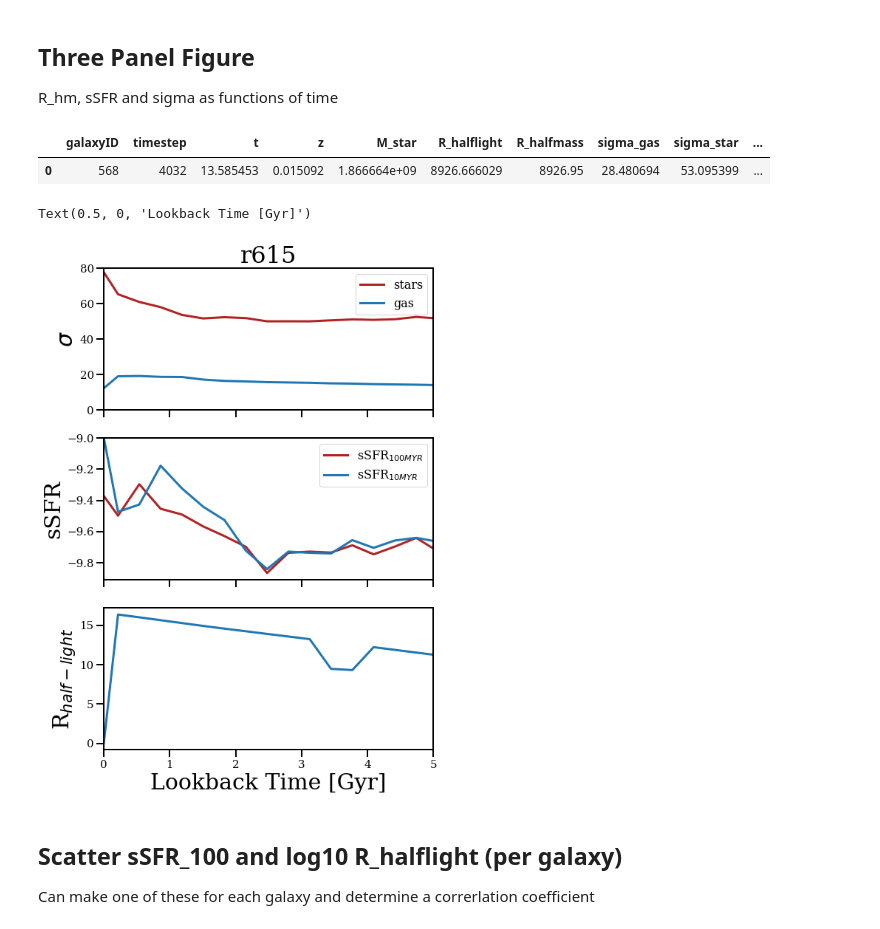
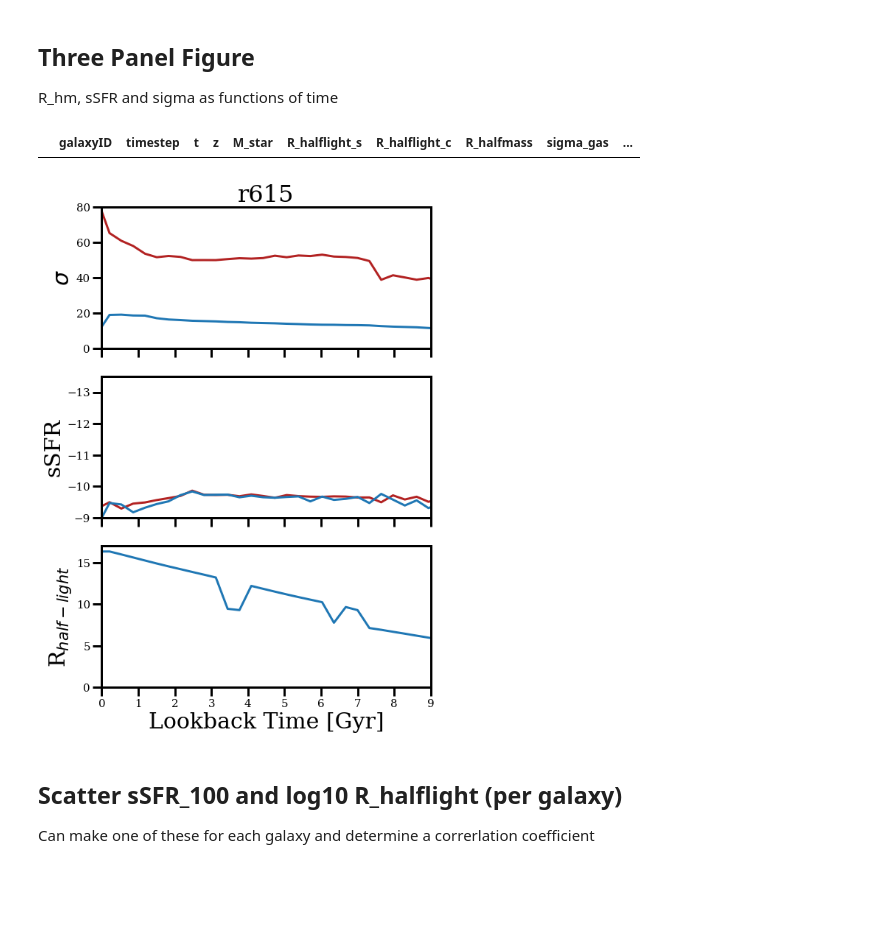
Before and after one commit to JosephWick/H1-merian, a Jupyter notebook: notebooks/BreathingPlots.ipynb, the cells around one changed output. Cells and saved outputs as stored; diff of their text form; code cells hidden in the pictures; blank space fills up the shorter version.

```diff
--- a/notebooks/BreathingPlots.ipynb
+++ b/notebooks/BreathingPlots.ipynb
@@ -13,7 +13,7 @@ import sys
 sys.path.insert(0, '../util/')
 from util import util
 # %%
-datapath = '/home/jw1624/H1-merian/csvs/breathingModes/'
+datapath = '/home/jw1624/H1-merian/csvs/breathingModes_old/'
 # %% [markdown]
 ## Set params
 # %%
@@ -108,16 +108,15 @@ R_hm, sSFR and sigma as functions of time
 # %%
 data.head()
 # %% [output]
-|  | galaxyID | timestep | t | z | M_star | R_halflight | R_halfmass | sigma_gas | sigma_star | ... |
-| 0 | 568 | 4032 | 13.585453 | 0.015092 | 1.866664e+09 | 8926.666029 | 8926.95 | 28.480694 | 53.095399 | ... |
+|  | galaxyID | timestep | t | z | M_star | R_halflight_s | R_halflight_c | R_halfmass | sigma_gas | ... |
 # %%
 gal = cdmgals[9]
 data = pd.read_csv(datapath+'r'+str(gal)+'_qtys.txt')
 
 fig, axs = plt.subplots(3,1, facecolor='w', figsize=(8,12), sharex=True)
-tlim = 5
+tlim = 9
 
-axs[0].set_title('r'+str(gal), fontsize=32)
+axs[0].set_title('r'+str(gal), fontsize=32, weight='bold')
 
 # get lookback time
 tlookback = abs(data['t'] - max(data['t']))
@@ -135,42 +134,42 @@ axs[0].tick_params(axis='both', which='major', labelsize=15)
 
 axs[0].set_ylabel(r'$\sigma$', fontsize=30)
 
-axs[0].legend(['stars', 'gas'], fontsize=16)
+#axs[0].legend(['stars', 'gas'], fontsize=20)
 
 axs[0].set_xlim([0,tlim])
 axs[0].set_ylim([0,80])
 
 # middle panel: sSFR
 ssfr10 = data['sSFR_10'][tlookback<tlim+1]
 ssfr100= data['sSFR_100'][tlookback<tlim+1]
 
 axs[1].plot(tlookback[tlookback<tlim+1], ssfr100, color='firebrick', linewidth=3)
 axs[1].plot(tlookback[tlookback<tlim+1], ssfr10, color='tab:blue', linewidth=3)
 
 axs[1].tick_params(axis='both', which='major', labelsize=15)
 
 axs[1].set_ylabel('sSFR', fontsize=30)
 
-axs[1].legend([r'sSFR$_{100MYR}$', r'sSFR$_{10MYR}$'], fontsize=16)
+#axs[1].legend([r'sSFR$_{100MYR}$', r'sSFR$_{10MYR}$'], fontsize=20)
 
-axs[1].set_ylim(top=-9)
+axs[1].set_ylim([-9,-13.5])
 
 # Bottom panel: half-light radius
 Rhl = data['R_halflight'][tlookback<tlim+1]
 
 axs[2].plot(tlookback[tlookback<tlim+1], Rhl, linewidth=3)
 
-#axs[2].set_ylim([0,5])
 axs[2].tick_params(axis='both', which='major', labelsize=15)
 
 axs[2].set_ylabel(r'R$_{half-light}$', fontsize=30)
 
 axs[2].set_xlabel('Lookback Time [Gyr]', fontsize=30)
 
-#plt.savefig('../figures/breathing3panel/r'+str(gal)+'.png')
+axs[2].set_ylim([0,17])
+
+plt.savefig('../figures/breathing3panel/r'+str(gal)+'.png')
 # %% [output]
-Text(0.5, 0, 'Lookback Time [Gyr]')
-[figure, old version]
+[figure, new version]
 # %% [markdown]
 ## Scatter sSFR_100 and log10 R_halflight (per galaxy)
 Can make one of these for each galaxy and determine a correrlation coefficient
```
Also changed, not shown: parts of 1 cell of this notebook, 3 other files.
